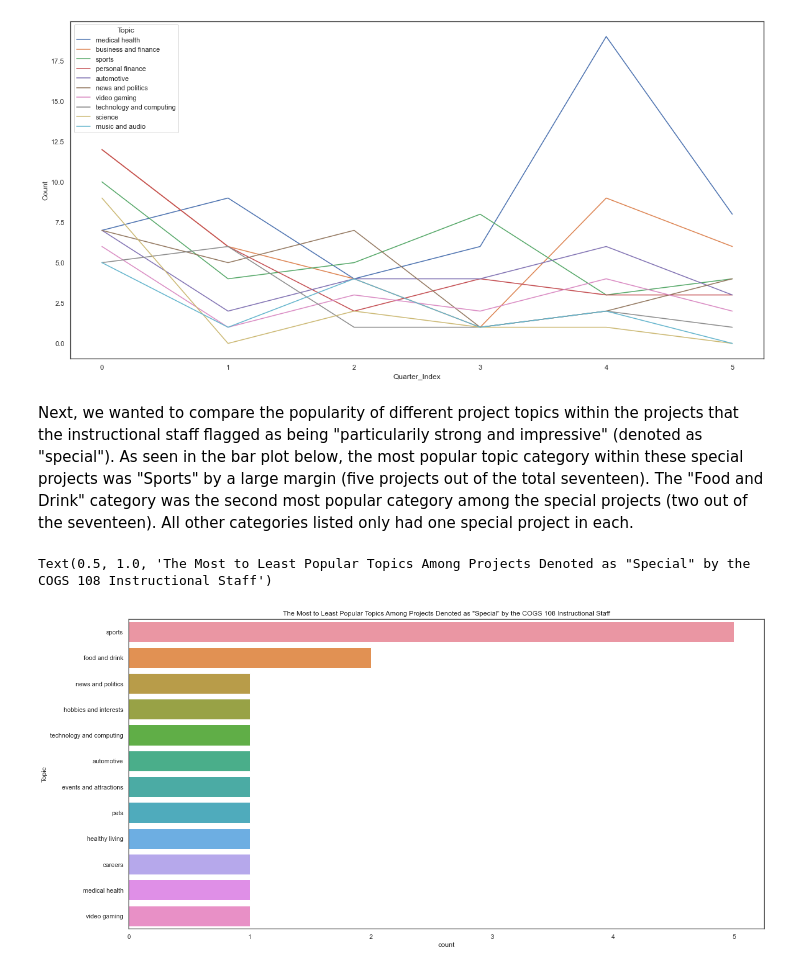
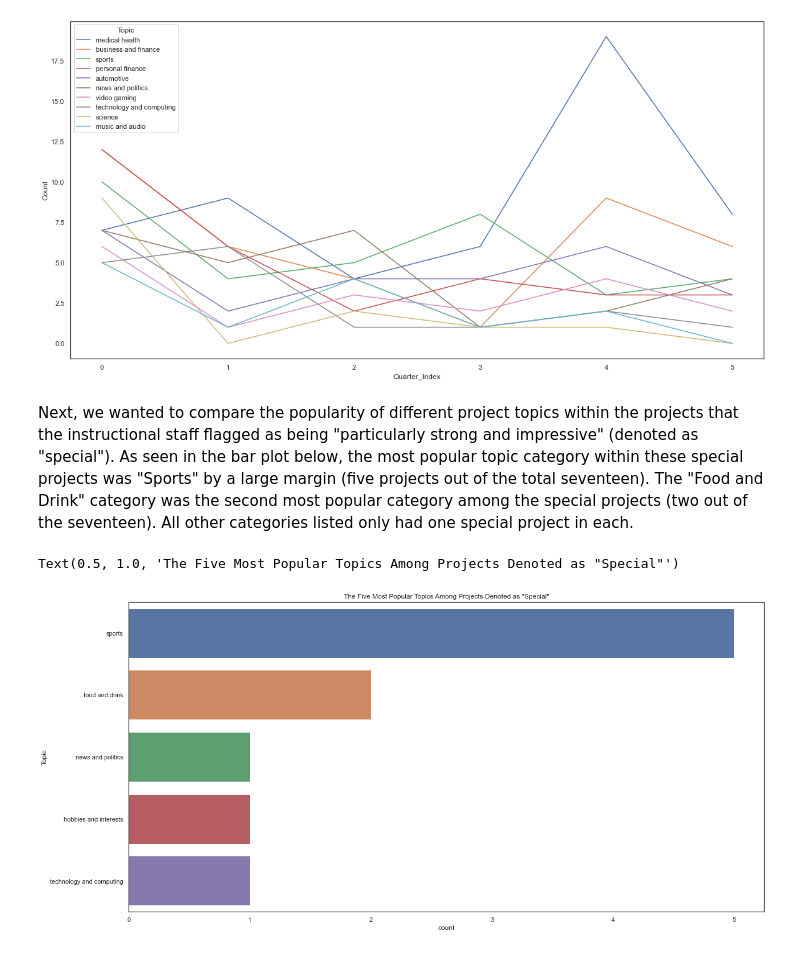
Before and after one commit to jchung01/COGS108-Project-Copy, a Jupyter notebook: EDACheckpointGroup096-Fa21.ipynb, the cells around one changed output. Saved outputs shown, nothing was run; the diff lists cells and outputs as text; code cells hidden in the pictures.

```diff
--- a/EDACheckpointGroup096-Fa21.ipynb
+++ b/EDACheckpointGroup096-Fa21.ipynb
@@ -182,20 +182,20 @@ sns.lineplot(x='Quarter_Index',data=tempDf, hue='Topic', y='Count')
 <AxesSubplot:xlabel='Quarter_Index', ylabel='Count'>
 [figure]
 # %% [markdown]
-Next, we wanted to compare the popularity of different project topics within the projects that the instructional staff flagged as being "particularily strong and impressive" (denoted as "special").
+Next, we wanted to compare the popularity of different project topics within the projects that the instructional staff flagged as being "particularly strong and impressive" (denoted as "special").
 As seen in the bar plot below, the most popular topic category within these special projects was "Sports" by a large margin (five projects out of the total seventeen). The "Food and Drink" category was the second most popular category among the special projects (two out of the seventeen). All other categories listed only had one special project in each.
 # %%
 special_df = df.loc[df.Special == True]
 
 special_df.head()
 
-top_special = special_df['Topic'].value_counts().index.tolist()
+top_special = special_df['Topic'].value_counts()[:5].index.tolist()
 
 top_special_df = special_df[special_df.Topic.isin(top_special)]
 
 top_special_df = top_special_df.reset_index(drop = True)
 
-sns.countplot(y=top_special_df['Topic'], order = top_special_df['Topic'].value_counts().index).set_title('The Most to Least Popular Topics Among Projects Denoted as "Special" by the COGS 108 Instructional Staff')
+sns.countplot(y=top_special_df['Topic'], order = top_special_df['Topic'].value_counts().index).set_title('The Five Most Popular Topics Among Projects Denoted as "Special"')
 # %% [output]
-Text(0.5, 1.0, 'The Most to Least Popular Topics Among Projects Denoted as "Special" by the COGS 108 Instructional Staff')
+Text(0.5, 1.0, 'The Five Most Popular Topics Among Projects Denoted as "Special"')
-[figure, old version]
+[figure, new version]
```
Also changed, not shown: parts of 2 cells of this notebook.
